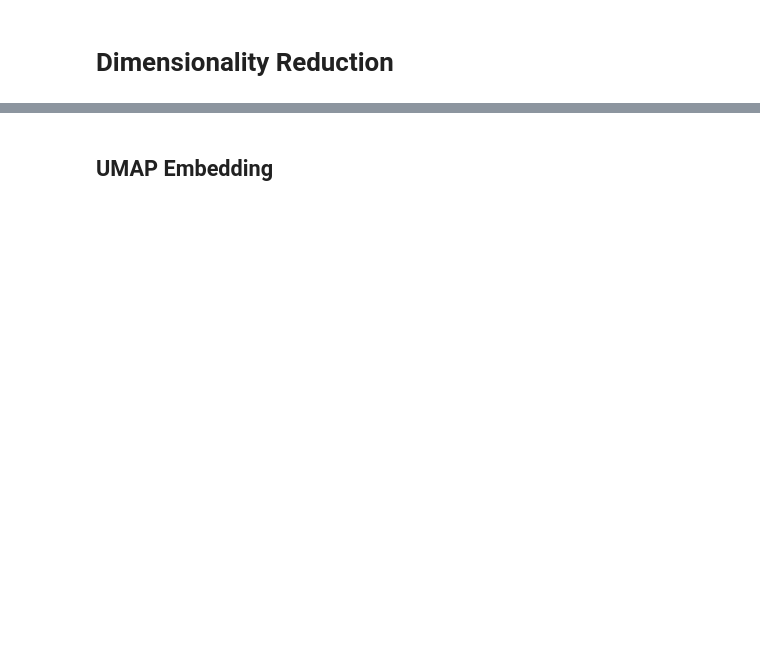
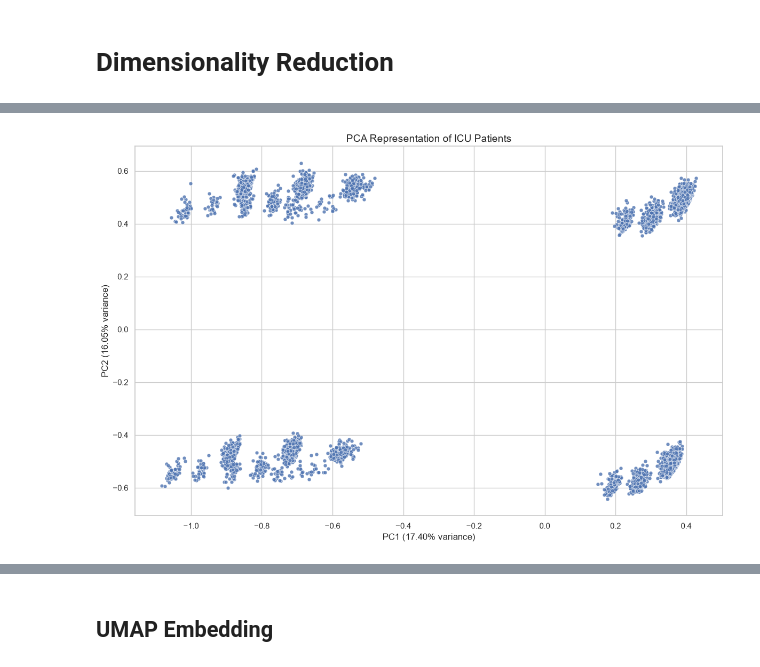
Before and after one commit to samarthkumarsamal/icu-clustering, a Jupyter notebook: notebooks/2.embedding_clustering.ipynb, the cells around one changed output, grey strips where cells are left out. Drawn from its saved outputs; the diff is of its cells as text; code cells hidden in the pictures; blank space fills up the shorter version.

```diff
--- a/notebooks/2.embedding_clustering.ipynb
+++ b/notebooks/2.embedding_clustering.ipynb
@@ -228,0 +225,16 @@ Missing or infinite values can cause dimensionality-reduction and clustering alg
+# %%
+# Store patient identifiers separately
+patient_ids = scaled_df[ID_COLUMN].copy()
+
+# Construct the clustering feature matrix
+X = scaled_df[feature_names].copy()
+
+# Display feature matrix summary
+print("=" * 55)
+print("CLUSTERING FEATURE MATRIX SUMMARY")
+print("=" * 55)
+print(f"{'Number of Patients':<30}: {X.shape[0]:,}")
+print(f"{'Number of Features':<30}: {X.shape[1]}")
+print(f"{'Patient IDs Stored':<30}: {len(patient_ids):,}")
+print(f"{'Feature Matrix Shape':<30}: {X.shape}")
+print("=" * 55)
@@ -683,0 +422,67 @@ The selected t-SNE embedding reveals strong local structure and possible subgrou
+# %%
+# Create a 2D DataFrame for PCA visualization
+pca_df = pd.DataFrame({
+    "patientunitstayid": patient_ids.to_numpy(),
+    "PC1": pca_embedding[:, 0],
+    "PC2": pca_embedding[:, 1]
+})
+
+# Save the 2D PCA visualization coordinates
+pca_df.to_csv(
+    RESULTS_DIR / "02.pca_embedding.csv",
+    index=False
+)
+
+# Calculate variance represented by the first two components
+pc1_variance = pca.explained_variance_ratio_[0] * 100
+pc2_variance = pca.explained_variance_ratio_[1] * 100
+two_dimensional_variance = pc1_variance + pc2_variance
+
+# Display visualization summary
+print("=" * 60)
+print("PCA VISUALIZATION SUMMARY")
+print("=" * 60)
+print(f"{'PC1 Explained Variance':<35}: {pc1_variance:.2f}%")
+print(f"{'PC2 Explained Variance':<35}: {pc2_variance:.2f}%")
+print(
+    f"{'Variance Shown in 2D Plot':<35}: "
+    f"{two_dimensional_variance:.2f}%"
+)
+print(
+    f"{'Full PCA Representation':<35}: "
+    f"{pca_embedding.shape}"
+)
+print("-" * 60)
+print("Note: The plot uses PC1 and PC2 only.")
+print("      The full 25-dimensional PCA embedding is preserved.")
+print("=" * 60)
+
+# Create the 2D PCA scatter plot
+plt.figure(figsize=(12, 8))
+
+plt.scatter(
+    pca_df["PC1"],
+    pca_df["PC2"],
+    s=25,
+    edgecolors="white",
+    linewidths=0.5,
+    alpha=0.8
+)
+
+# Label axes with explained variance
+plt.xlabel(f"PC1 ({pc1_variance:.2f}% variance)")
+plt.ylabel(f"PC2 ({pc2_variance:.2f}% variance)")
+
+plt.title("PCA Representation of ICU Patients")
+
+plt.tight_layout()
+
+# Save plot
+plt.savefig(
+    PLOTS_DIR / "01.pca_embedding.png",
+    dpi=300,
+    bbox_inches="tight"
+)
+
+plt.show()
+# %% [output]
@@ -683,0 +500 @@ The selected t-SNE embedding reveals strong local structure and possible subgrou
+[figure, added]
```
Also changed, not shown: parts of 241 cells of this notebook, 15 other files.
